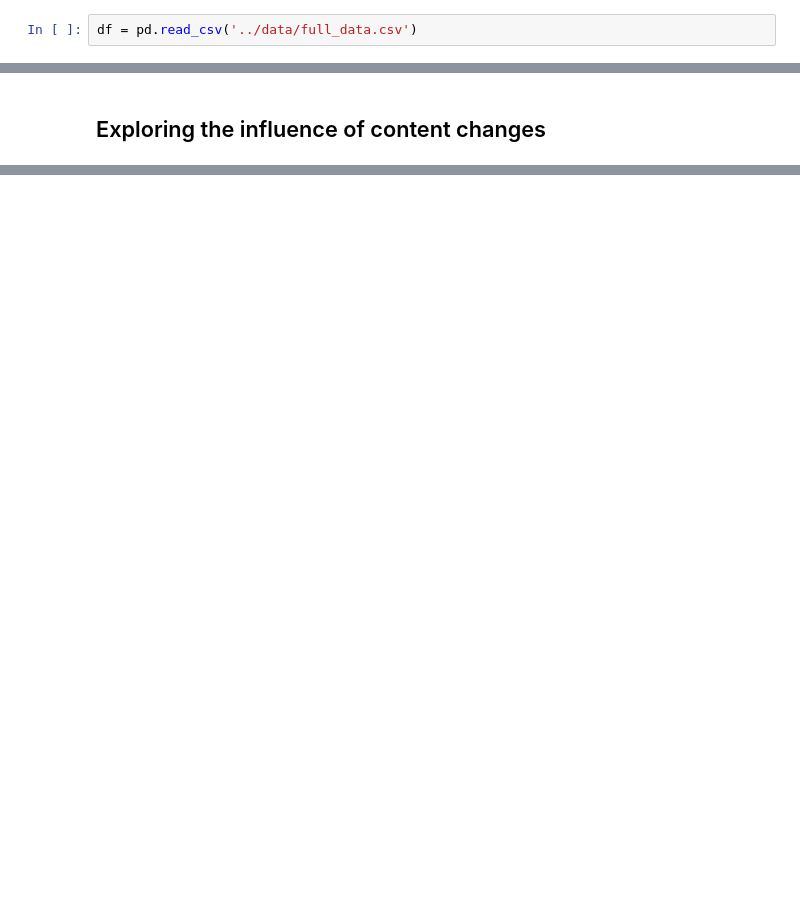
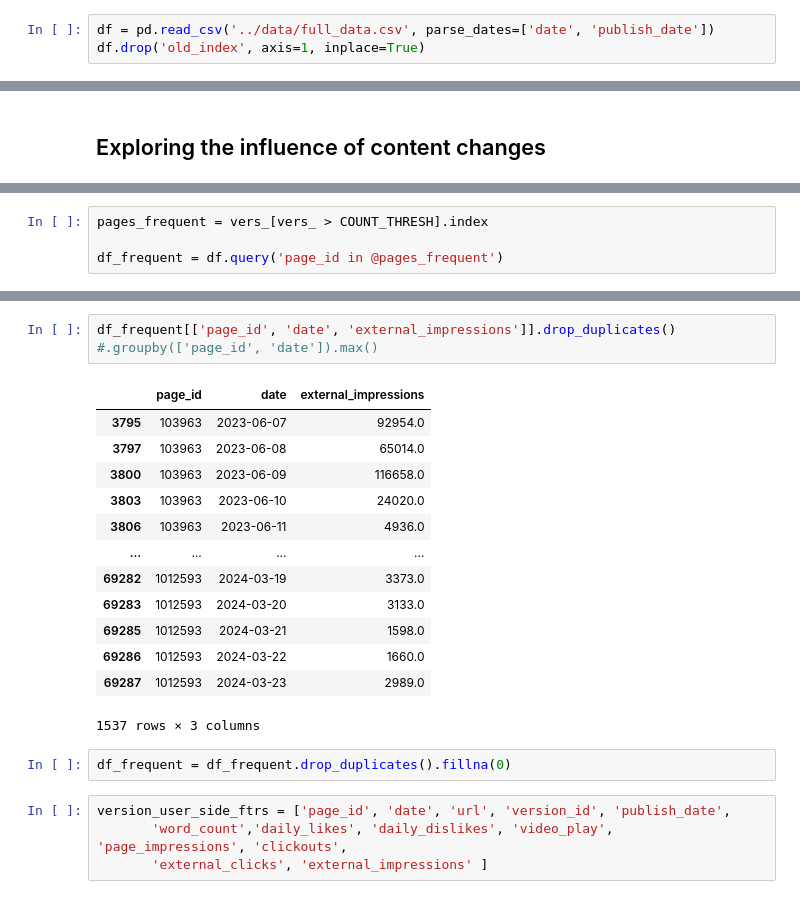
Before and after one commit to RenzoTorrecuso/d-drivers, a Jupyter notebook: notebooks/EDA-katja-part2.ipynb, the cells around one changed output, grey strips where cells are left out. Saved outputs shown, nothing was run; the diff lists cells and outputs as text; blank space fills up the shorter version.

```diff
--- a/notebooks/EDA-katja-part2.ipynb
+++ b/notebooks/EDA-katja-part2.ipynb
@@ -19,4 +23,5 @@ import plotly.express as px
 # %%
-df = pd.read_csv('../data/full_data.csv')
+df = pd.read_csv('../data/full_data.csv', parse_dates=['date', 'publish_date'])
+df.drop('old_index', axis=1, inplace=True)
 # %%
 mgn.matrix(df);
@@ -34,0 +60,4 @@ Index(['old_index', 'page_id', 'date', 'url', 'page_name',
+# %%
+pages_frequent = vers_[vers_ > COUNT_THRESH].index
+
+df_frequent = df.query('page_id in @pages_frequent')
@@ -34,0 +78,22 @@ Index(['old_index', 'page_id', 'date', 'url', 'page_name',
+# %%
+df_frequent[['page_id', 'date', 'external_impressions']].drop_duplicates() #.groupby(['page_id', 'date']).max()
+# %% [output]
+|  | page_id | date | external_impressions |
+| 3795 | 103963 | 2023-06-07 | 92954.0 |
+| 3797 | 103963 | 2023-06-08 | 65014.0 |
+| 3800 | 103963 | 2023-06-09 | 116658.0 |
+| 3803 | 103963 | 2023-06-10 | 24020.0 |
+| 3806 | 103963 | 2023-06-11 | 4936.0 |
+| ... | ... | ... | ... |
+| 69282 | 1012593 | 2024-03-19 | 3373.0 |
+| 69283 | 1012593 | 2024-03-20 | 3133.0 |
+| 69285 | 1012593 | 2024-03-21 | 1598.0 |
+| 69286 | 1012593 | 2024-03-22 | 1660.0 |
+| 69287 | 1012593 | 2024-03-23 | 2989.0 |
+1537 rows × 3 columns
+# %%
+df_frequent = df_frequent.drop_duplicates().fillna(0)
+# %%
+version_user_side_ftrs = ['page_id', 'date', 'url', 'version_id', 'publish_date',
+       'word_count','daily_likes', 'daily_dislikes', 'video_play', 'page_impressions', 'clickouts',
+       'external_clicks', 'external_impressions' ]
```
Also changed, not shown: parts of 15 cells of this notebook, 2 other files.
